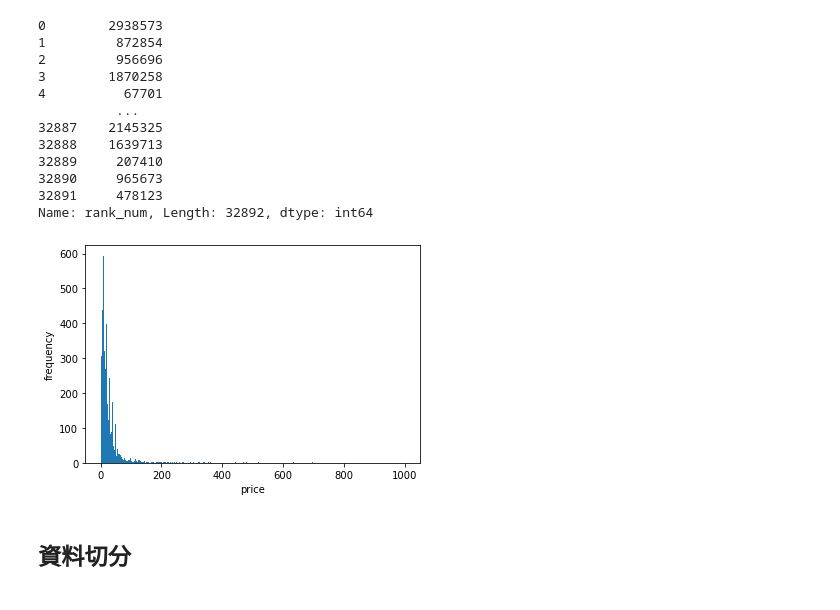
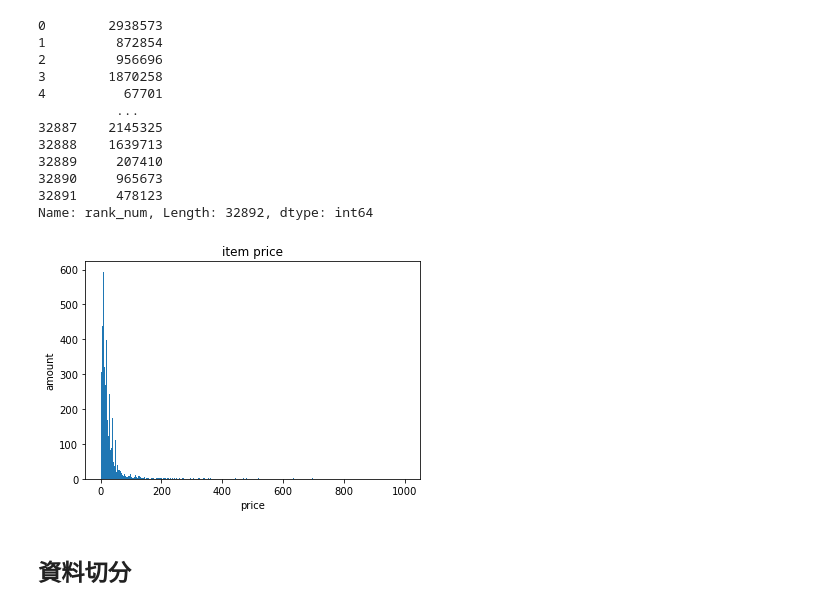
Before and after one commit to eugenechen0514/data-course-sample, a Jupyter notebook: week3/sample-cf-surprise.ipynb, the cells around one changed output. Drawn from its saved outputs; the diff is of its cells as text; code cells hidden in the pictures.

```diff
--- a/week3/sample-cf-surprise.ipynb
+++ b/week3/sample-cf-surprise.ipynb
@@ -72,21 +72,22 @@ Name: rank_num, Length: 32892, dtype: int64
 # %%
 NO_PRICE = 9999999
 def take_price_number(x):
     try:
         if type(x) is str and len(x) > 0:
             return float(x)
         else:
             return NO_PRICE
     except:
         return NO_PRICE
 metadata['price_num'] = metadata['price'].str.replace('$', '').apply(lambda row: take_price_number(row))
 
 plt.hist(metadata[metadata['price_num'] != NO_PRICE]['price_num'], bins=1000)
+plt.title('item price')
 plt.xlabel("price")
-plt.ylabel("frequency")
+plt.ylabel("amount")
 plt.show()
 # %% [output]
-[figure, old version]
+[figure, new version]
 # %%
 ratings['DATE'] = pd.to_datetime(ratings['unixReviewTime'], unit='s')
 # %% [markdown]
```
